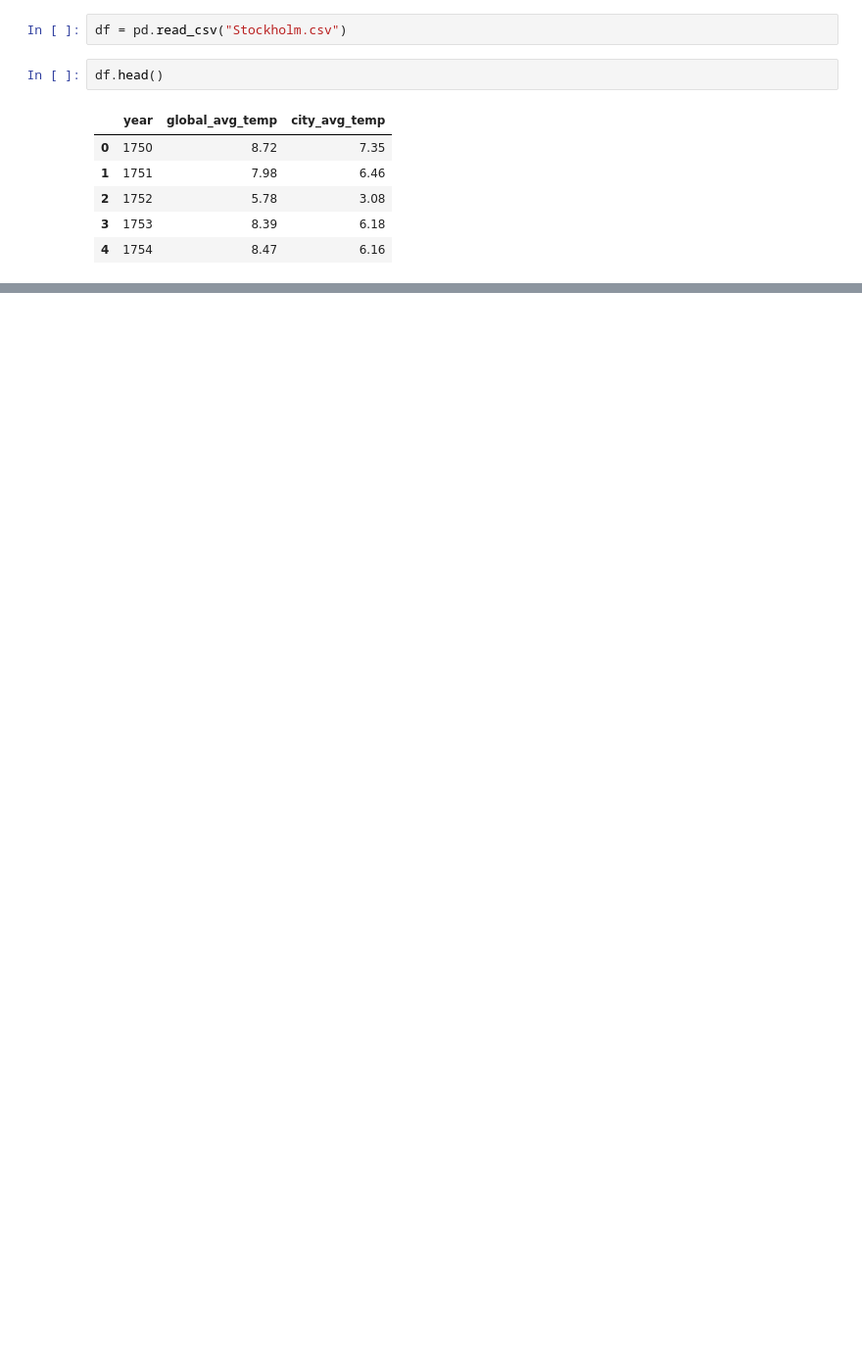
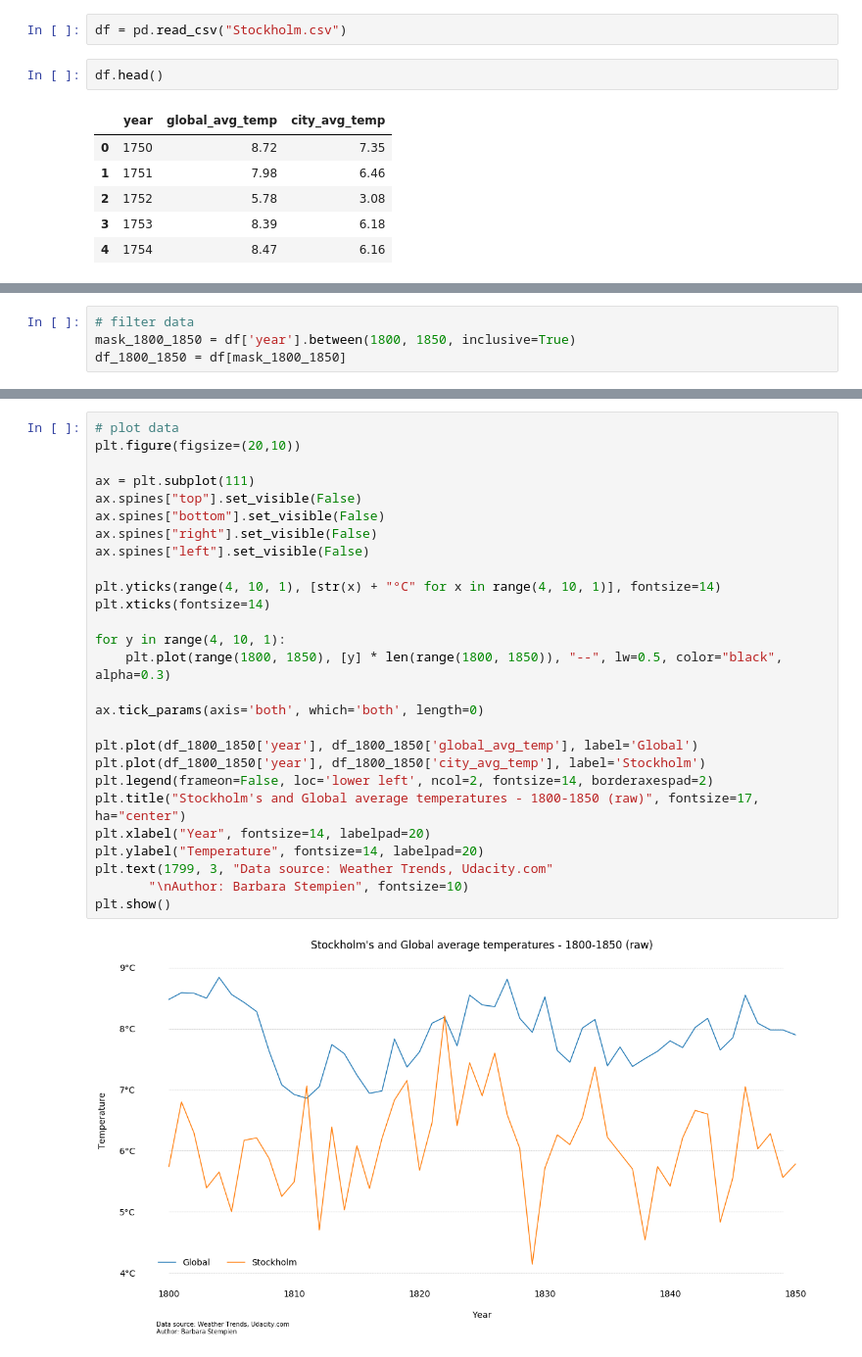
Before and after one commit to BarbaraStempien/DA--Exploring-Weather-Trends, a Jupyter notebook: Weather-Trends-Analysis.ipynb, the cells around one changed output, grey strips where cells are left out. Shown: that part at 98% size. Cells and saved outputs as stored; diff of their text form; blank space fills up the shorter version.

```diff
--- a/Weather-Trends-Analysis.ipynb
+++ b/Weather-Trends-Analysis.ipynb
@@ -30,0 +118,4 @@ df.describe()
+# %%
+# filter data
+mask_1800_1850 = df['year'].between(1800, 1850, inclusive=True)
+df_1800_1850 = df[mask_1800_1850]
@@ -30,0 +135,29 @@ df.describe()
+# %%
+# plot data
+plt.figure(figsize=(20,10))
+
+ax = plt.subplot(111)
+ax.spines["top"].set_visible(False)
+ax.spines["bottom"].set_visible(False)
+ax.spines["right"].set_visible(False)
+ax.spines["left"].set_visible(False)
+
+plt.yticks(range(4, 10, 1), [str(x) + "°C" for x in range(4, 10, 1)], fontsize=14)
+plt.xticks(fontsize=14)
+
+for y in range(4, 10, 1):
+    plt.plot(range(1800, 1850), [y] * len(range(1800, 1850)), "--", lw=0.5, color="black", alpha=0.3)
+
+ax.tick_params(axis='both', which='both', length=0)
+
+plt.plot(df_1800_1850['year'], df_1800_1850['global_avg_temp'], label='Global')
+plt.plot(df_1800_1850['year'], df_1800_1850['city_avg_temp'], label='Stockholm')
+plt.legend(frameon=False, loc='lower left', ncol=2, fontsize=14, borderaxespad=2)
+plt.title("Stockholm's and Global average temperatures - 1800-1850 (raw)", fontsize=17, ha="center")
+plt.xlabel("Year", fontsize=14, labelpad=20)
+plt.ylabel("Temperature", fontsize=14, labelpad=20)
+plt.text(1799, 3, "Data source: Weather Trends, Udacity.com"
+       "\nAuthor: Barbara Stempien", fontsize=10)
+plt.show()
+# %% [output]
+[figure, added]
```
Also changed, not shown: parts of 33 cells of this notebook.
